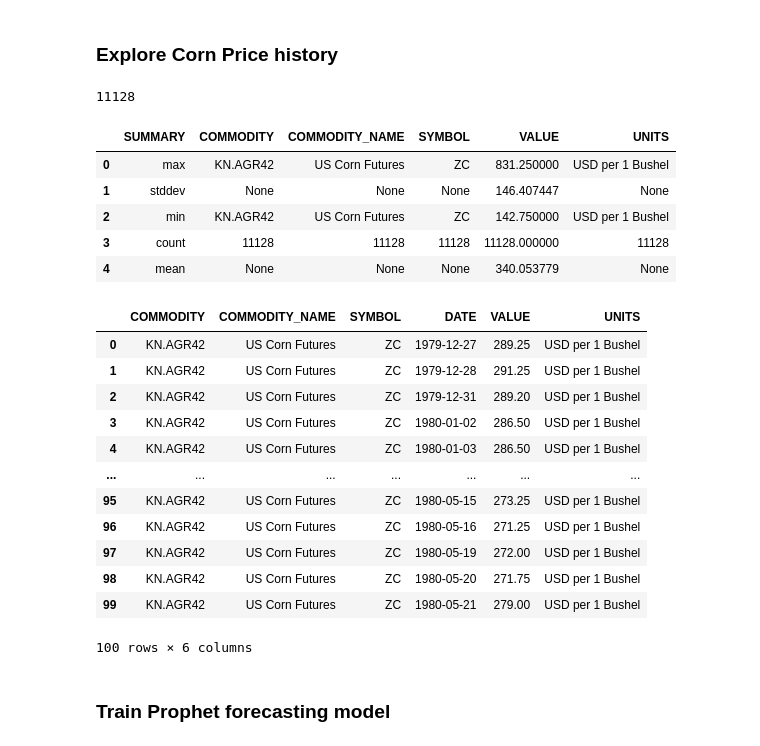
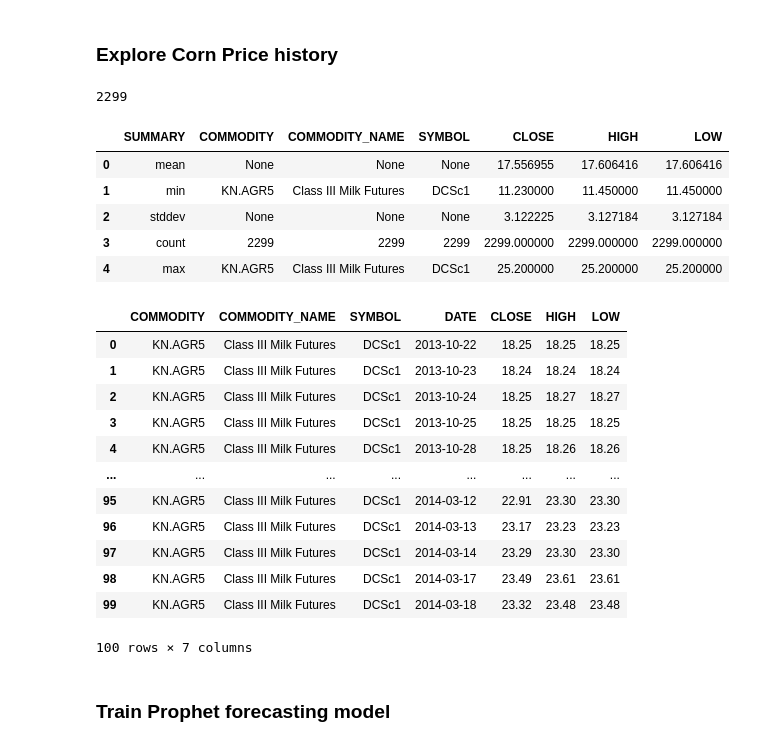
Before and after one commit to sfc-gh-jgriffith/snowpark-corn-forecast, a Jupyter notebook: train_and_deploy_model.ipynb, the cells around one changed output. Drawn from its saved outputs; the diff is of its cells as text; code cells hidden in the pictures.

Commit message:
update to milk

```diff
--- a/train_and_deploy_model.ipynb
+++ b/train_and_deploy_model.ipynb
@@ -32,32 +30,35 @@ corn_df = session.table('corn_price_daily')
+# %%
+input_table_name = 'milk_price_daily'
+price_df = session.table(input_table_name)
 # %%
-corn_df.count()
+price_df.count()
 # %% [output]
-11128
+2299
 # %%
-corn_df.describe().to_pandas()
+price_df.describe().to_pandas()
 # %% [output]
-|  | SUMMARY | COMMODITY | COMMODITY_NAME | SYMBOL | VALUE | UNITS |
-| 0 | max | KN.AGR42 | US Corn Futures | ZC | 831.250000 | USD per 1 Bushel |
-| 1 | stddev | None | None | None | 146.407447 | None |
-| 2 | min | KN.AGR42 | US Corn Futures | ZC | 142.750000 | USD per 1 Bushel |
-| 3 | count | 11128 | 11128 | 11128 | 11128.000000 | 11128 |
-| 4 | mean | None | None | None | 340.053779 | None |
+|  | SUMMARY | COMMODITY | COMMODITY_NAME | SYMBOL | CLOSE | HIGH | LOW |
+| 0 | mean | None | None | None | 17.556955 | 17.606416 | 17.606416 |
+| 1 | min | KN.AGR5 | Class III Milk Futures | DCSc1 | 11.230000 | 11.450000 | 11.450000 |
+| 2 | stddev | None | None | None | 3.122225 | 3.127184 | 3.127184 |
+| 3 | count | 2299 | 2299 | 2299 | 2299.000000 | 2299.000000 | 2299.000000 |
+| 4 | max | KN.AGR5 | Class III Milk Futures | DCSc1 | 25.200000 | 25.200000 | 25.200000 |
 # %%
-corn_df.limit(100).to_pandas()
+price_df.limit(100).to_pandas()
 # %% [output]
-|  | COMMODITY | COMMODITY_NAME | SYMBOL | DATE | VALUE | UNITS |
-| 0 | KN.AGR42 | US Corn Futures | ZC | 1979-12-27 | 289.25 | USD per 1 Bushel |
-| 1 | KN.AGR42 | US Corn Futures | ZC | 1979-12-28 | 291.25 | USD per 1 Bushel |
-| 2 | KN.AGR42 | US Corn Futures | ZC | 1979-12-31 | 289.20 | USD per 1 Bushel |
-| 3 | KN.AGR42 | US Corn Futures | ZC | 1980-01-02 | 286.50 | USD per 1 Bushel |
-| 4 | KN.AGR42 | US Corn Futures | ZC | 1980-01-03 | 286.50 | USD per 1 Bushel |
-| ... | ... | ... | ... | ... | ... | ... |
-| 95 | KN.AGR42 | US Corn Futures | ZC | 1980-05-15 | 273.25 | USD per 1 Bushel |
-| 96 | KN.AGR42 | US Corn Futures | ZC | 1980-05-16 | 271.25 | USD per 1 Bushel |
-| 97 | KN.AGR42 | US Corn Futures | ZC | 1980-05-19 | 272.00 | USD per 1 Bushel |
-| 98 | KN.AGR42 | US Corn Futures | ZC | 1980-05-20 | 271.75 | USD per 1 Bushel |
-| 99 | KN.AGR42 | US Corn Futures | ZC | 1980-05-21 | 279.00 | USD per 1 Bushel |
+|  | COMMODITY | COMMODITY_NAME | SYMBOL | DATE | CLOSE | HIGH | LOW |
+| 0 | KN.AGR5 | Class III Milk Futures | DCSc1 | 2013-10-22 | 18.25 | 18.25 | 18.25 |
+| 1 | KN.AGR5 | Class III Milk Futures | DCSc1 | 2013-10-23 | 18.24 | 18.24 | 18.24 |
+| 2 | KN.AGR5 | Class III Milk Futures | DCSc1 | 2013-10-24 | 18.25 | 18.27 | 18.27 |
+| 3 | KN.AGR5 | Class III Milk Futures | DCSc1 | 2013-10-25 | 18.25 | 18.25 | 18.25 |
+| 4 | KN.AGR5 | Class III Milk Futures | DCSc1 | 2013-10-28 | 18.25 | 18.26 | 18.26 |
+| ... | ... | ... | ... | ... | ... | ... | ... |
+| 95 | KN.AGR5 | Class III Milk Futures | DCSc1 | 2014-03-12 | 22.91 | 23.30 | 23.30 |
+| 96 | KN.AGR5 | Class III Milk Futures | DCSc1 | 2014-03-13 | 23.17 | 23.23 | 23.23 |
+| 97 | KN.AGR5 | Class III Milk Futures | DCSc1 | 2014-03-14 | 23.29 | 23.30 | 23.30 |
+| 98 | KN.AGR5 | Class III Milk Futures | DCSc1 | 2014-03-17 | 23.49 | 23.61 | 23.61 |
+| 99 | KN.AGR5 | Class III Milk Futures | DCSc1 | 2014-03-18 | 23.32 | 23.48 | 23.48 |
-100 rows × 6 columns
+100 rows × 7 columns
 # %% [markdown]
 ### Train Prophet forecasting model
 # %%
```
Also changed, not shown: parts of 10 cells of this notebook, 1 other file.
